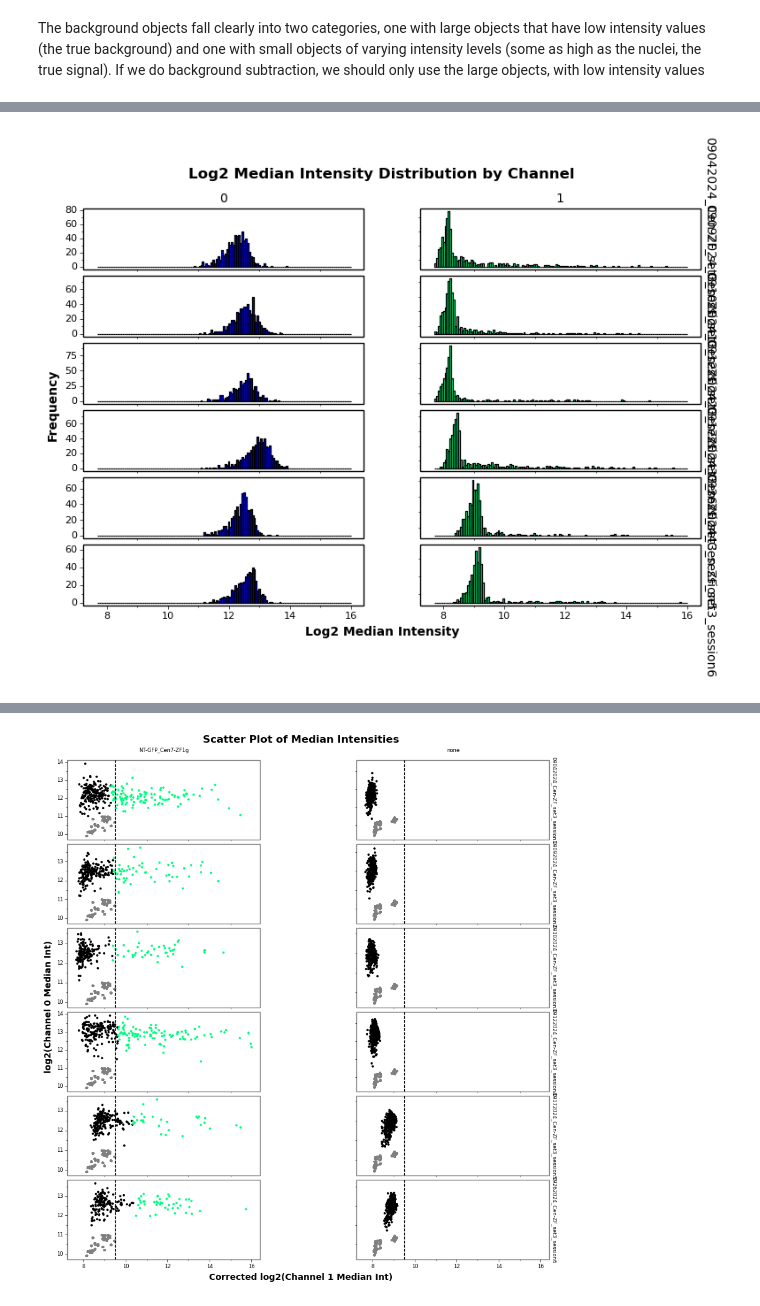
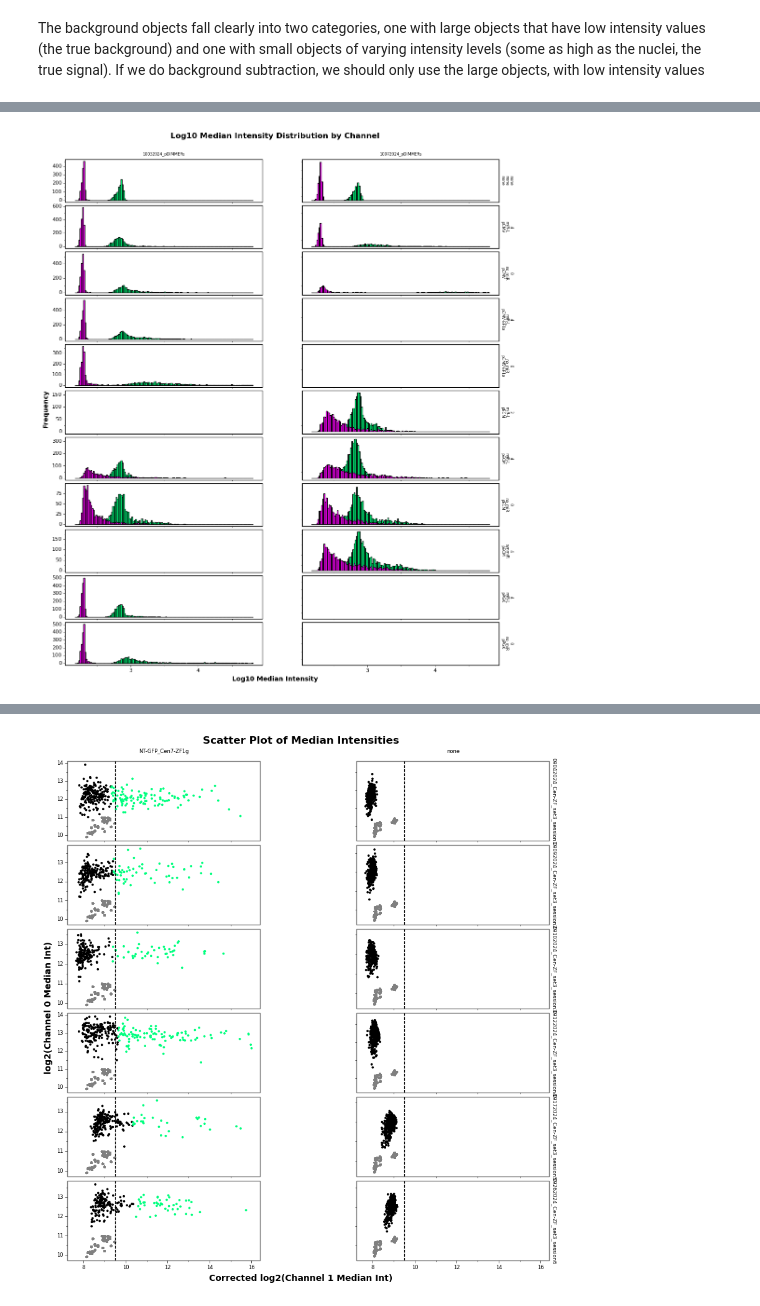
Before and after one commit to timotheelionnet/python_image-analysis, a Jupyter notebook: notebooks/img-explorer.ipynb, the cells around one changed output, grey strips where cells are left out. Saved outputs shown, nothing was run; the diff lists cells and outputs as text; code cells hidden in the pictures.

```diff
--- a/notebooks/img-explorer.ipynb
+++ b/notebooks/img-explorer.ipynb
@@ -24,9 +24,11 @@ logging.basicConfig(level=logging.INFO, format='%(asctime)s - %(levelname)s - %(
 # %%
 # Define path names and load some basic functions for reading in files
 
-# Define the location of the file to read
-parent_directory = "/Users/nestor/Documents/NYU-ISG/microscope-data" # modify if needed
-experiment_list = ["Cen7-ZF1g_pooled"] # this will be changed for each experiment
+# Define the location of the files to read
+parent_directory = "/Users/nestor/Dropbox/Work/DIMMERs/microscope-data" # data directory
+repo_directory = "/Users/nestor/Documents/NYU-ISG/python_image-analysis" # analysis code directory
+experiment_list = ["08052024_pDIMMERs", "08122024_pDIMMERs",
+                  "10032024_pDIMMERs", "10072024_pDIMMERs"] # this will be changed for each experiment
 
 # Define the folder structure within each experiment
 file_folders = {
@@ -922 +968,5 @@ Unique plasmids in combined_df: 2
+# %%
+# Read in CSV with all data if not running from the top
+combined_df = pd.read_csv(os.path.join(repo_directory, "pDIMMERS_combined.csv"))
+#print(combined_df.head())
 # %%
@@ -951,40 +981,53 @@ wide_df.rename(columns = {
 # %%
-# Histograms
+# Make histograms of GFP levels
 # Plot the values of Channel 0 (Hoechst) and Channel 1 (GFP) as histograms for each plasmid
 
 # Assign colors to each channel
 channel_colors = {0: 'blue', 1: 'springgreen', 2: 'magenta'}
 
+# Define some list of values to filter by
+my_plasmids = ['pDIMMER_NT-EGFP_TLP1c_no-miR', 'pDIMMER_NT-EGFP_TLP1c_miR-Lx4_synmiR',
+               'pDIMMER_NT-EGFP_TLP1c_miR-Lx4_miR-L', 'pDIMMER_NT-EGFP_TLP1c_miR-Lx2_miR-L',
+               'pPGK_NT-EGFP_TLP1c', 'pDIMMER_NT-EGFP_TLP1c_mirLx4_mRuby_miR-L',
+               'pDIMMER_NT-EGFP_TLP1c_mirLx4_mRuby_synmiR', 'none']
+aug_experiments = ['08052024_pDIMMERs', '08122024_pDIMMERs']
+oct_experiments = ['10032024_pDIMMERs', '10072024_pDIMMERs']
+
+# Subset the data to plot
+my_data = combined_df[(combined_df['channel'].isin([1, 2])) &
+                        #(combined_df['plasmid'].isin(my_plasmids)) &
+                        (combined_df['experiment'].isin(oct_experiments))]
+
 # Define plot using plotnine
 plot = (
-    p9.ggplot(data = combined_df) +
-    p9.aes(x = 'log2_median', fill = 'factor(channel)') +  # factor() to treat channel as categorical
+    p9.ggplot(data = my_data) +
+    p9.aes(x = 'log10_median', fill = 'factor(channel)') +  # factor() to treat channel as categorical
     p9.geom_histogram(bins = 150, color = 'black') +
-    p9.facet_grid('experiment_folder ~ channel', scales = 'free_y') +  # Create separate plots for each channel
-    p9.scale_x_continuous(limits = (combined_df['log2_median'].min(),
-                                    combined_df['log2_median'].max())) +
+    p9.facet_grid('promoter + miRNA + target_sites ~ experiment', scales = 'free_y') +  # Create separate plots for each channel
+    p9.scale_x_continuous(limits = (combined_df['log10_median'].min(),
+                                    combined_df['log10_median'].max())) +
     p9.scale_fill_manual(values = channel_colors) +
-    p9.labs(title = 'Log2 Median Intensity Distribution by Channel',
-            x = 'Log2 Median Intensity',
+    p9.labs(title = 'Log10 Median Intensity Distribution by Channel',
+            x = 'Log10 Median Intensity',
             y = 'Frequency') +
     p9.theme_bw() +
-    p9.theme(figure_size = (9, 6), # Adjust figure size
+    p9.theme(figure_size = (12, 12), # Adjust figure size
              aspect_ratio = 1/5,
              subplots_adjust = {'wspace': 0.20},  # Adjust space between plots
              legend_position = 'none',  # Hide legend if desired
              panel_grid = p9.element_blank(),
              strip_background = p9.element_blank(),
              panel_border = p9.element_rect(color = 'black', linewidth = 1),
              axis_ticks = p9.element_line(color = 'black', linewidth = 0.5),
              plot_title = p9.element_text(size = 12, color = 'black', face = 'bold'),
              axis_text = p9.element_text(size = 8, color = 'black'),
              axis_title = p9.element_text(size = 10, color = 'black', face = 'bold'),
              legend_text = p9.element_text(size = 8, color = 'black'),
              legend_title = p9.element_text(size = 10, color = 'black', face = 'bold'),
-             strip_text = p9.element_text(size = 10, color = 'black'))
+             strip_text = p9.element_text(size = 6, color = 'black'))
 )
 
 # Print the plot
 print(plot)
 # %% [output]
-[figure, old version]
+[figure, new version]
```
Also changed, not shown: parts of 38 cells of this notebook.
